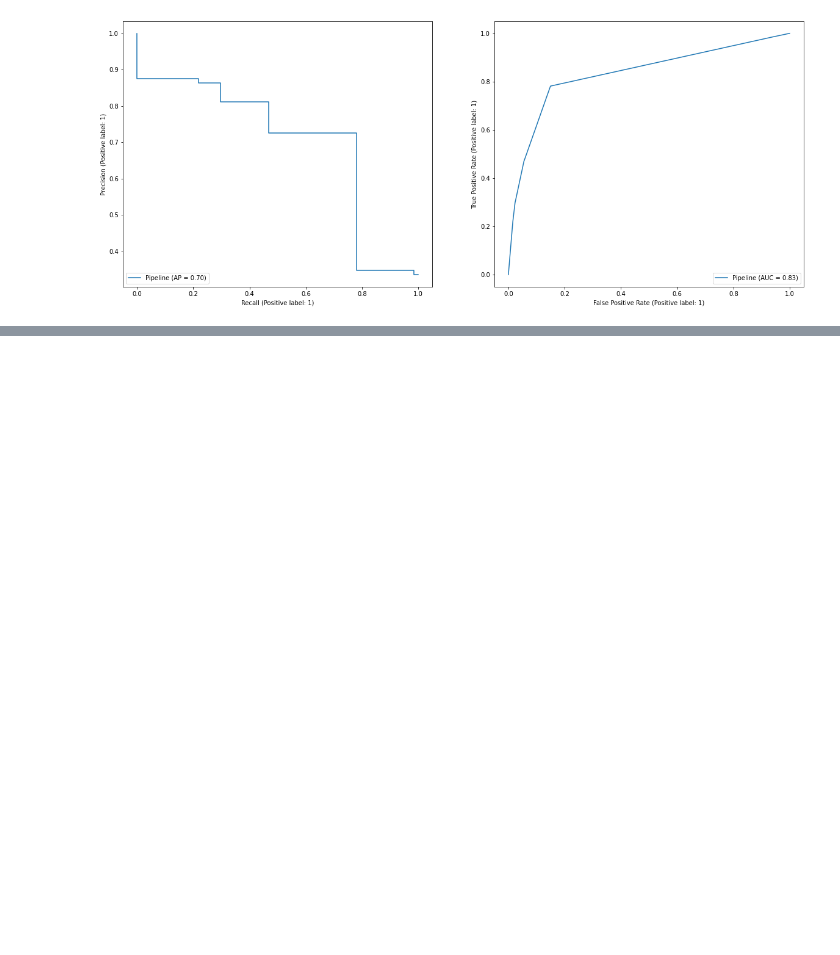
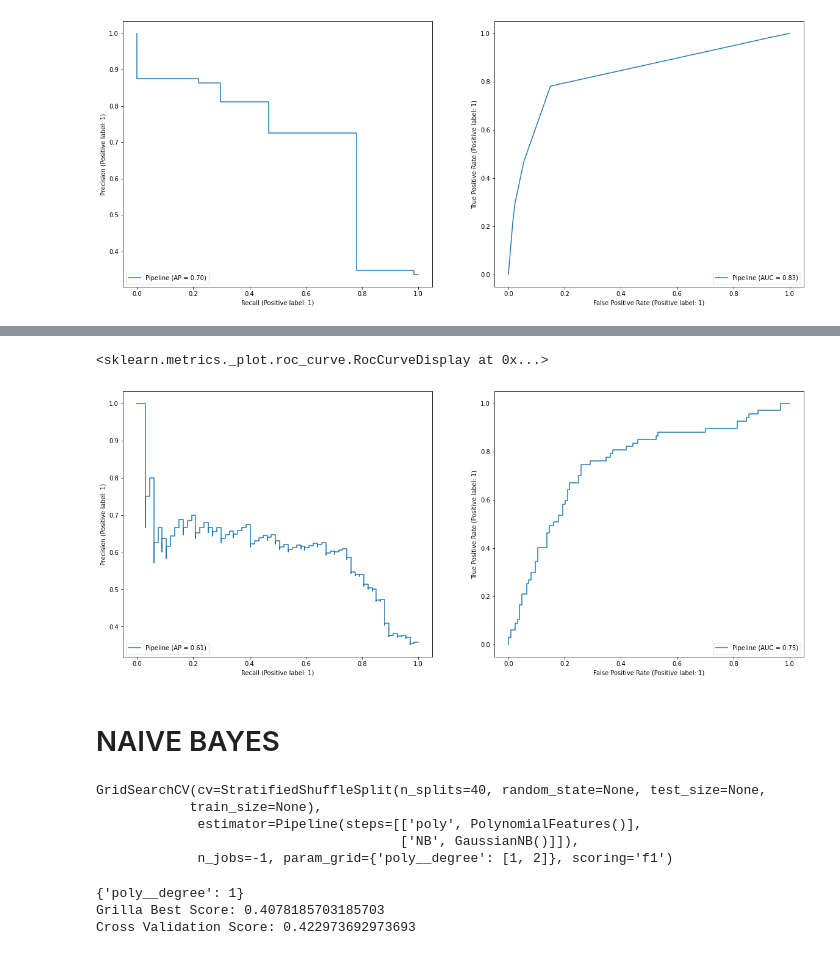
Before and after one commit to JaviCeRodriguez/Heart-Failure-ML, a Jupyter notebook: classification.ipynb, the cells around one changed output, grey strips where cells are left out. Saved outputs shown, nothing was run; the diff lists cells and outputs as text; code cells hidden in the pictures; blank space fills up the shorter version.

```diff
--- a/classification.ipynb
+++ b/classification.ipynb
@@ -284,0 +332,32 @@ plot_roc_curve(dt_model, feat_train, targ_train,ax=ax2)
+# %%
+fig, (ax1, ax2) = plt.subplots(1, 2, figsize=(20, 8))
+plot_precision_recall_curve(per_model, feat_train, targ_train,ax=ax1)
+plot_roc_curve(per_model, feat_train, targ_train,ax=ax2)
+# %% [output]
+<sklearn.metrics._plot.roc_curve.RocCurveDisplay at 0x...>
+[figure, added]
+# %% [markdown]
+# NAIVE BAYES
+# %%
+hyperparam = {"poly__degree":[n for n in range(1,3)],}
+nb_model = Pipeline([["poly",PolynomialFeatures()],["NB",GaussianNB()]])
+
+nb_grilla = GridSearchCV(nb_model,hyperparam,cv=sss,scoring="f1",n_jobs=-1)
+
+nb_grilla.fit(feat_train,targ_train)
+# %% [output]
+GridSearchCV(cv=StratifiedShuffleSplit(n_splits=40, random_state=None, test_size=None,
+            train_size=None),
+             estimator=Pipeline(steps=[['poly', PolynomialFeatures()],
+                                       ['NB', GaussianNB()]]),
+             n_jobs=-1, param_grid={'poly__degree': [1, 2]}, scoring='f1')
+# %%
+nb_model = nb_grilla.best_estimator_
+print(nb_grilla.best_params_)
+print("Grilla Best Score: {}".format(nb_grilla.best_score_))
+
+print("Cross Validation Score: {}".format(cross_val_score(nb_model, feat_train, targ_train,cv=sss,scoring="f1").mean()))
+# %% [output]
+{'poly__degree': 1}
+Grilla Best Score: 0.4078185703185703
+Cross Validation Score: 0.422973692973693
```
Also changed, not shown: parts of 13 cells of this notebook.
